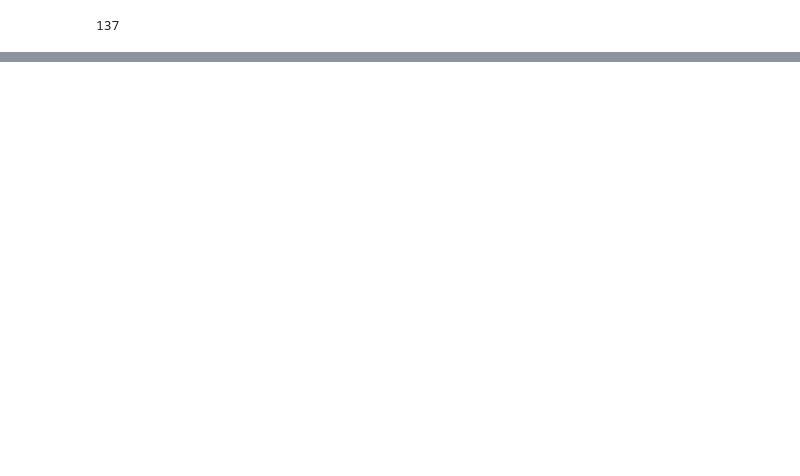
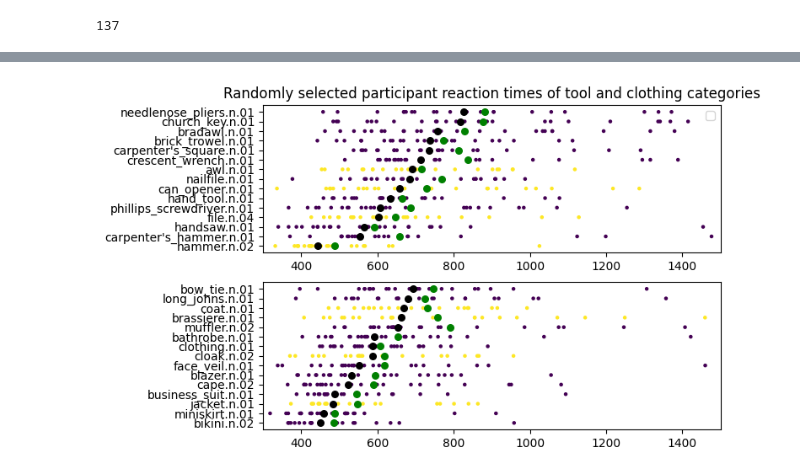
Before and after one commit to tomhumbert/BL_CrowdGauge, a Jupyter notebook: Data_evaluation/BL_gauging_notebook.ipynb, the cells around one changed output, grey strips where cells are left out. Cells and saved outputs as stored; diff of their text form; code cells hidden in the pictures; blank space fills up the shorter version.

```diff
--- a/Data_evaluation/BL_gauging_notebook.ipynb
+++ b/Data_evaluation/BL_gauging_notebook.ipynb
@@ -181,0 +193,33 @@ for file in participant_files:
+# %%
+import matplotlib.pyplot as gg
+
+data_cloth = gold_standard_with_reaction_times.loc[gold_standard_with_reaction_times["branch"]=="hand_tool.n.01"].head(15).sort_values(by=['sample_median_rt'])
+data_cloth = gold_standard_with_reaction_times.loc[gold_standard_with_reaction_times["branch"]=="clothing.n.01"].head(15).sort_values(by=['sample_median_rt'])
+
+plot, (ax, ax2) = gg.subplots(nrows=2, figsize=(7, 5))
+
+for p in range(1,len(participant_files)+1):
+    ax.scatter(y=data_tools['synset'], x=data_tools[f'p{p}_rt'], s=5, c=data_tools["old_bl_label"])
+
+
+ax.scatter(x=data_tools["sample_mean_rt"], y=data_tools["synset"], s=30, c="green")
+ax.scatter(x=data_tools["sample_median_rt"], y=data_tools["synset"],  s=30, c="black")
+
+for p in range(1,len(participant_files)+1):
+    ax2.scatter(y=data_cloth['synset'], x=data_cloth[f'p{p}_rt'], s=5, c=data_cloth["old_bl_label"])
+
+
+ax2.scatter(x=data_cloth["sample_mean_rt"], y=data_cloth["synset"], s=30, c="green")
+ax2.scatter(x=data_cloth["sample_median_rt"], y=data_cloth["synset"],  s=30, c="black")
+
+
+ax.set_title("Randomly selected participant reaction times of tool and clothing categories")
+handles, labels = ax.get_legend_handles_labels()
+handles, labels = ax2.get_legend_handles_labels()
+ax.legend(handles, labels)
+
+ax.set_xlim([300,1500])
+ax2.set_xlim([300,1500])
+gg.show()
+# %% [output]
+[figure, added]
```
Also changed, not shown: parts of 9 cells of this notebook, 1 other file.
